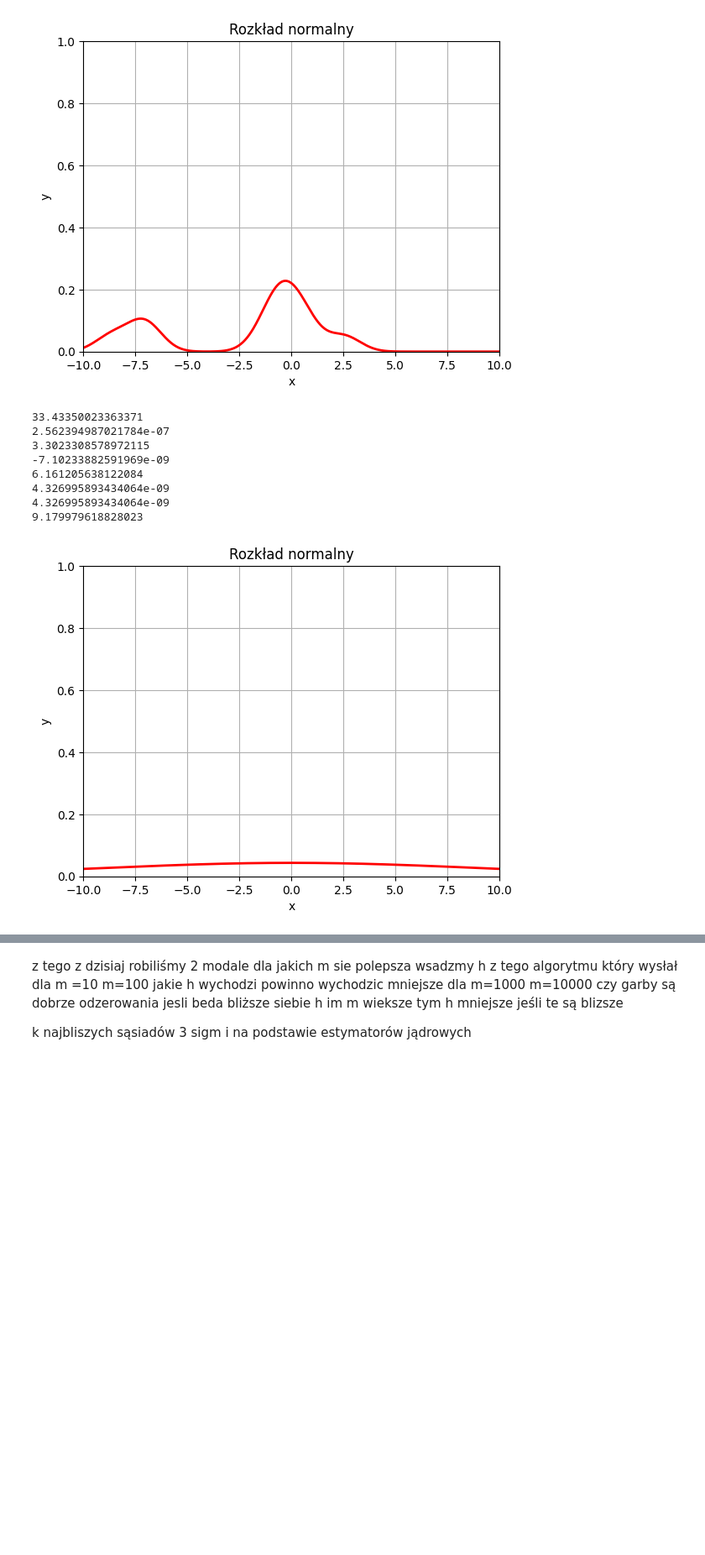
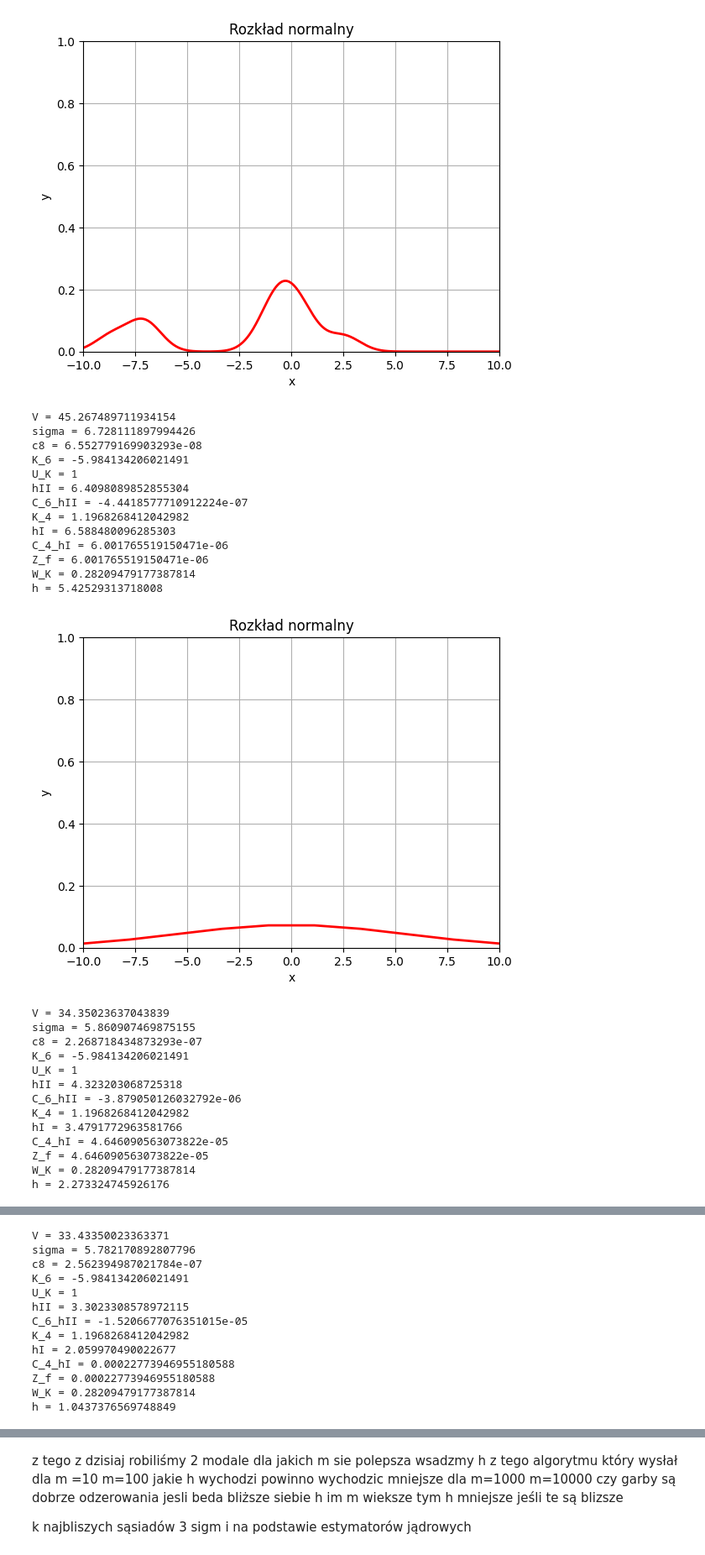
Before and after one commit to MrLipa/Study_2Y-2S_Data-Exploration, a Jupyter notebook: lab02/lab02.ipynb, the cells around one changed output, grey strips where cells are left out. Shown at 84% size. Cells and saved outputs as stored; diff of their text form; code cells hidden in the pictures; blank space fills up the shorter version.

```diff
--- a/lab02/lab02.ipynb
+++ b/lab02/lab02.ipynb
@@ -74,72 +74,96 @@ plt.show()
 # %%
 def calculate_h(m, x):
     V = 1/(m-1) * np.sum(np.power(x,2)) - 1/(m*(m-1))*(np.sum(x)**2)
-    print(V)
 
     sigma = np.sqrt(V)
     c8 = 105/(32 * np.sqrt(np.pi) * sigma**9 )
-    print(c8)
 
     K_6 = -15/np.sqrt(2*np.pi)
     U_K = 1
 
     hII = ((-2*K_6)/(U_K*c8*m))**(1/9)
-    print(hII)
 
     def K_6_x(x):
         return 1/(np.sqrt(2*np.pi)) * (x**6 - 15*x**4 + 45*x**2-15) * np.exp(-1/2*x**2)
     xi = 6
-    C_6_hII = 1/(m**2 * hII**(xi+1)) * np.sum(np.array([K_6_x(i/hII) for i in x]))
-    print(C_6_hII)
+    C_6_hII = 1/(m**2 * hII**(xi+1)) * np.sum([np.sum([K_6_x((x_i-x_j)/hII) for x_j in x]) for x_i in x ])
 
     K_4 = 3/(np.sqrt(2*np.pi))
     hI = ((-2*K_4)/(U_K*C_6_hII*m))**(1/7)
-    print(hI)
 
     def K_4_x(x):
         return 1/(np.sqrt(2*np.pi)) * (x**4 - 6*x**2 + 3) * np.exp(-1/2*x**2)
     xi = 4
-    C_4_hI = 1/(m**2 * hI**(xi+1)) * np.sum(np.array([K_4_x(i/hI) for i in x]))
-    print(C_4_hI)
+    C_4_hI = 1/(m**2 * hI**(xi+1)) * np.sum([np.sum([K_4_x((x_i-x_j)/hI) for x_j in x]) for x_i in x ])
 
     Z_f = C_4_hI
-    print(Z_f)
 
     U_K = 1
     W_K = 1/(2*np.sqrt(np.pi))
     h=( (W_K)/(U_K**2 * Z_f * m) )**(1/5)
-    print(h)
+
+    print(f'V = {V}\n'
+        f'sigma = {sigma}\n'
+        f'c8 = {c8}\n'
+        f'K_6 = {K_6}\n'
+        f'U_K = {U_K}\n'
+        f'hII = {hII}\n'
+        f'C_6_hII = {C_6_hII}\n'
+        f'K_4 = {K_4}\n'
+        f'hI = {hI}\n'
+        f'C_4_hI = {C_4_hI}\n'
+        f'Z_f = {Z_f}\n'
+        f'W_K = {W_K}\n'
+        f'h = {h}')
 
     return h
 # %%
-for m in [1000]:
+for m in [10, 100, 1000]:
     mu = 0
 
     x = None
     y = None
 
     x = np.linspace(-10.0, 10.0, num=m)
 
     h = calculate_h(m, x)
 
     y = 1/(np.sqrt(2 * np.pi)*h) * np.exp( -((x - mu)/h)**2/2 )
     plt.plot(x, y, linewidth=2, color='r')
 
     plt.title("Rozkład normalny")
     plt.xlabel("x")
     plt.ylabel("y")
     plt.xlim([-10, 10])
     plt.ylim([0, 1])
     plt.grid()
 
     plt.show()
 # %% [output]
-33.43350023363371
-2.562394987021784e-07
-3.3023308578972115
--7.10233882591969e-09
-6.161205638122084
-4.326995893434064e-09
-4.326995893434064e-09
-9.179979618828023
+V = 45.267489711934154
+sigma = 6.728111897994426
+c8 = 6.552779169903293e-08
+K_6 = -5.984134206021491
+U_K = 1
+hII = 6.4098089852855304
+C_6_hII = -4.4418577710912224e-07
+K_4 = 1.1968268412042982
+hI = 6.588480096285303
+C_4_hI = 6.001765519150471e-06
+Z_f = 6.001765519150471e-06
+W_K = 0.28209479177387814
+h = 5.42529313718008
-[figure, old version]
+[figure, new version]
+V = 34.35023637043839
+sigma = 5.860907469875155
+c8 = 2.268718434873293e-07
+K_6 = -5.984134206021491
+U_K = 1
+hII = 4.323203068725318
+C_6_hII = -3.879050126032792e-06
+K_4 = 1.1968268412042982
+hI = 3.4791772963581766
+C_4_hI = 4.646090563073822e-05
+Z_f = 4.646090563073822e-05
+W_K = 0.28209479177387814
+h = 2.273324745926176
@@ -145,0 +171,13 @@ for m in [1000]:
+V = 33.43350023363371
+sigma = 5.782170892807796
+c8 = 2.562394987021784e-07
+K_6 = -5.984134206021491
+U_K = 1
+hII = 3.3023308578972115
+C_6_hII = -1.5206677076351015e-05
+K_4 = 1.1968268412042982
+hI = 2.059970490022677
+C_4_hI = 0.00022773946955180588
+Z_f = 0.00022773946955180588
+W_K = 0.28209479177387814
+h = 1.0437376569748849
```
Also changed, not shown: parts of 1 cell of this notebook, 1 other file.
